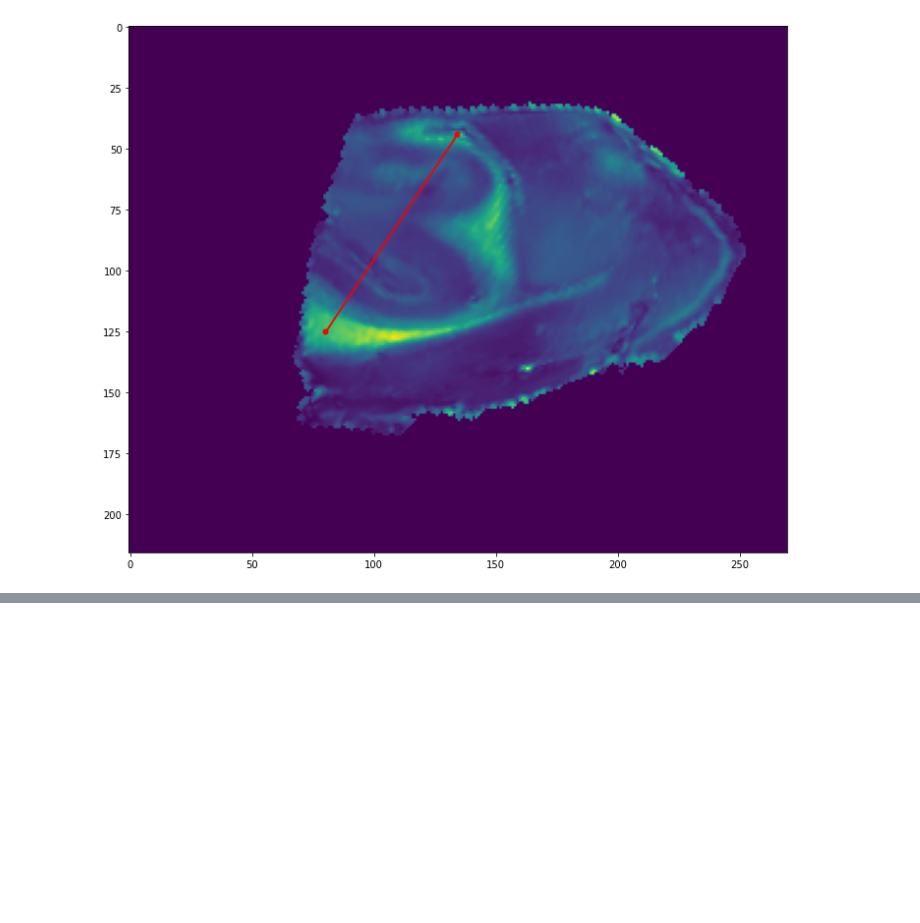
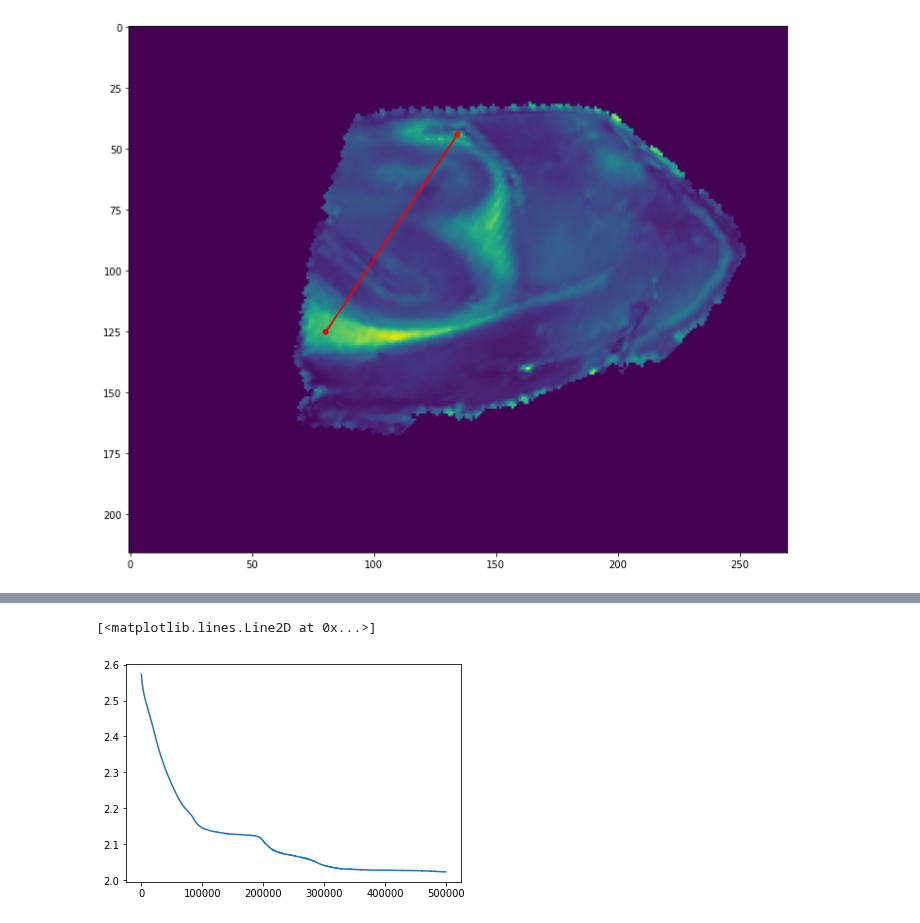
Before and after one commit to BrysonGray/fibermetric, a Jupyter notebook: path_optimization_FA.ipynb, the cells around one changed output, grey strips where cells are left out. Drawn from its saved outputs; the diff is of its cells as text; code cells hidden in the pictures; blank space fills up the shorter version.

```diff
--- a/path_optimization_FA.ipynb
+++ b/path_optimization_FA.ipynb
@@ -55,16 +138,0 @@ qdot[-1] = (q[1][-1]-q[1][-2])/(q[0][-1]-q[0][-2])
-# %%
-# define objective function
-def energy(q,I):
-    # derivative of q using centers except at the ends
-    qdot = torch.zeros(q.shape[1])
-    for i in range(1,qdot.shape[0]-1):
-        qdot[i] = (q[1][i+1]-q[1][i-1])/(q[0][i+1]-q[0][i-1])
-    qdot[0] = (q[1][1]-q[1][0])/(q[0][1]-q[0][0])
-    qdot[-1] = (q[1][-1]-q[1][-2])/(q[0][-1]-q[0][-2])
-    # interpolate image at q points
-    xI = [torch.arange(x, dtype=torch.double) for x in I.shape]
-    XI = torch.stack(torch.meshgrid(xI[:2], indexing='ij'),-1)
-    I_q = torch.tensor(griddata(torch.reshape(XI,(-1,2)).detach().numpy(),I.ravel().detach().numpy(),q.T.detach().numpy()))
-    E = 0.5 * (torch.sum(torch.abs(qdot)**2) + torch.sum(I_q*torch.abs(qdot)))
-
-    return E, qdot
@@ -78,0 +203,5 @@ None
+# %%
+plt.plot(Esave)
+# %% [output]
+[<matplotlib.lines.Line2D at 0x...>]
+[figure, added]
```
Also changed, not shown: parts of 28 cells of this notebook, 2 other files.
